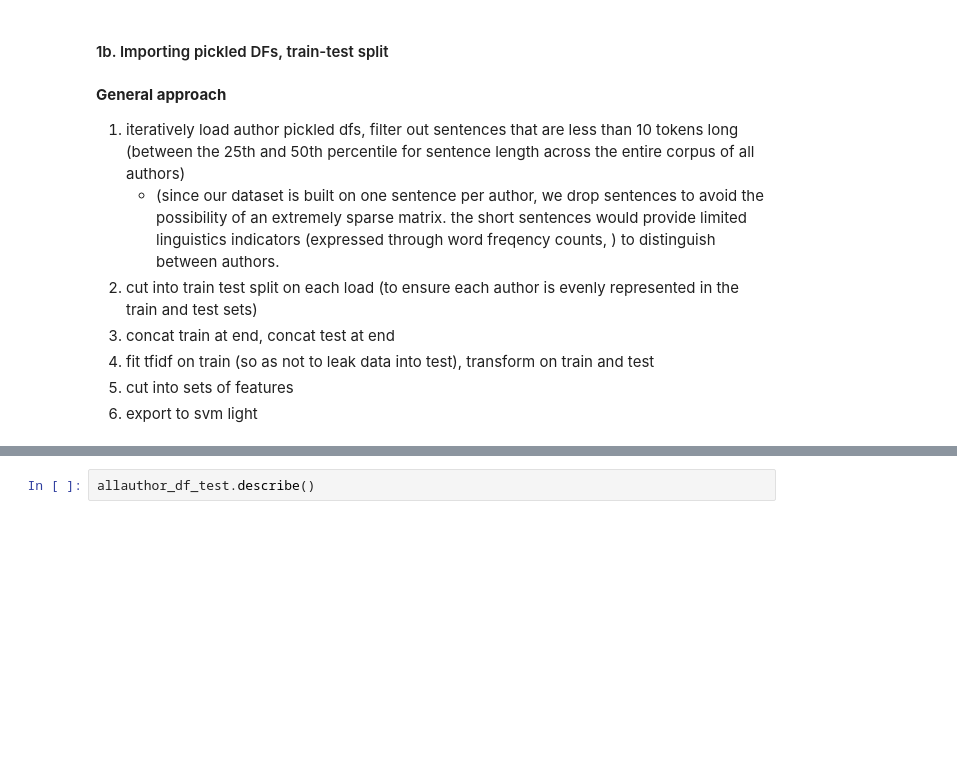
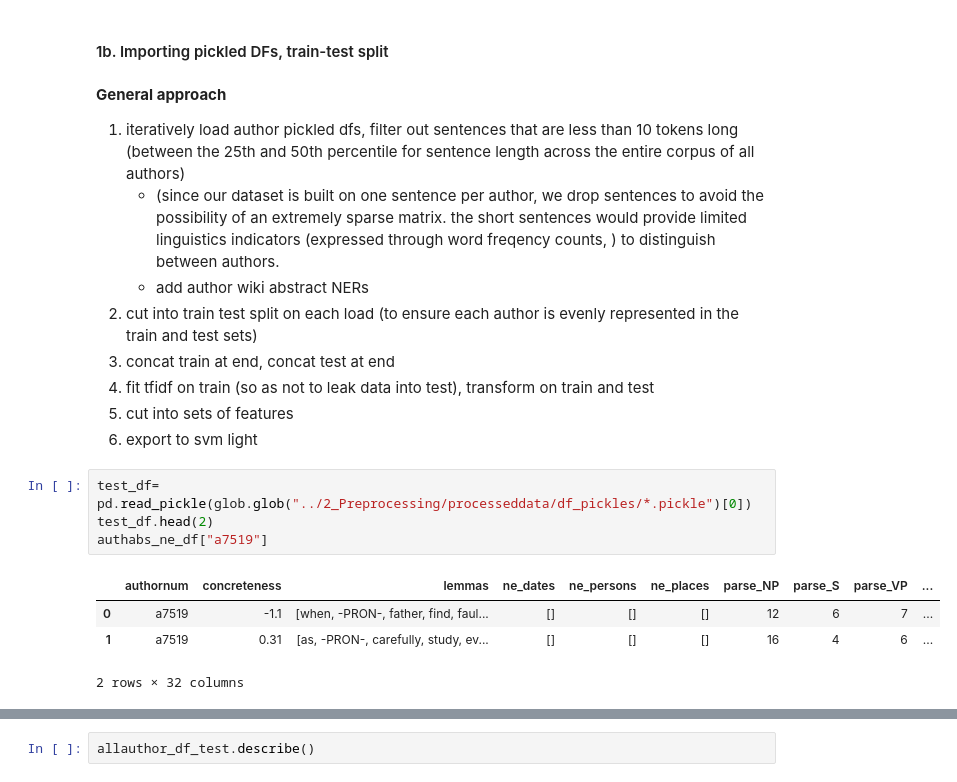
Before and after one commit to elenakhas/ProjectGutenberg-1, a Jupyter notebook: 3_ClassificationClustering/ProjectGutenberg_ModelingEvalutation.ipynb, the cells around one changed output, grey strips where cells are left out. Saved outputs shown, nothing was run; the diff lists cells and outputs as text; blank space fills up the shorter version.

Commit message:
add author abstract NE, update Modelling

```diff
--- a/3_ClassificationClustering/ProjectGutenberg_ModelingEvalutation.ipynb
+++ b/3_ClassificationClustering/ProjectGutenberg_ModelingEvalutation.ipynb
@@ -93,8 +104,18 @@ __General approach__
 
 1. iteratively load author pickled dfs, filter out sentences that are less than 10 tokens long (between the 25th and 50th percentile for sentence length across the entire corpus of all authors)
     - (since our dataset is built on one sentence per author, we drop sentences to avoid the possibility of an extremely sparse matrix. the short sentences would provide limited linguistics indicators (expressed through word freqency counts, ) to distinguish between authors.
+    - add author wiki abstract NERs
 2. cut into train test split on each load (to ensure each author is evenly represented in the train and test sets)
 3. concat train at end, concat test at end
 4. fit tfidf on train (so as not to leak data into test), transform on train and test
 5. cut into sets of features
 6. export to svm light
+# %%
+test_df= pd.read_pickle(glob.glob("../2_Preprocessing/processeddata/df_pickles/*.pickle")[0])
+test_df.head(2)
+authabs_ne_df["a7519"]
+# %% [output]
+|  | authornum | concreteness | lemmas | ne_dates | ne_persons | ne_places | parse_NP | parse_S | parse_VP | ... |
+| 0 | a7519 | -1.1 | [when, -PRON-, father, find, faul... | [] | [] | [] | 12 | 6 | 7 | ... |
+| 1 | a7519 | 0.31 | [as, -PRON-, carefully, study, ev... | [] | [] | [] | 16 | 4 | 6 | ... |
+2 rows × 32 columns
```
Also changed, not shown: parts of 5 cells of this notebook, 3 other files.
